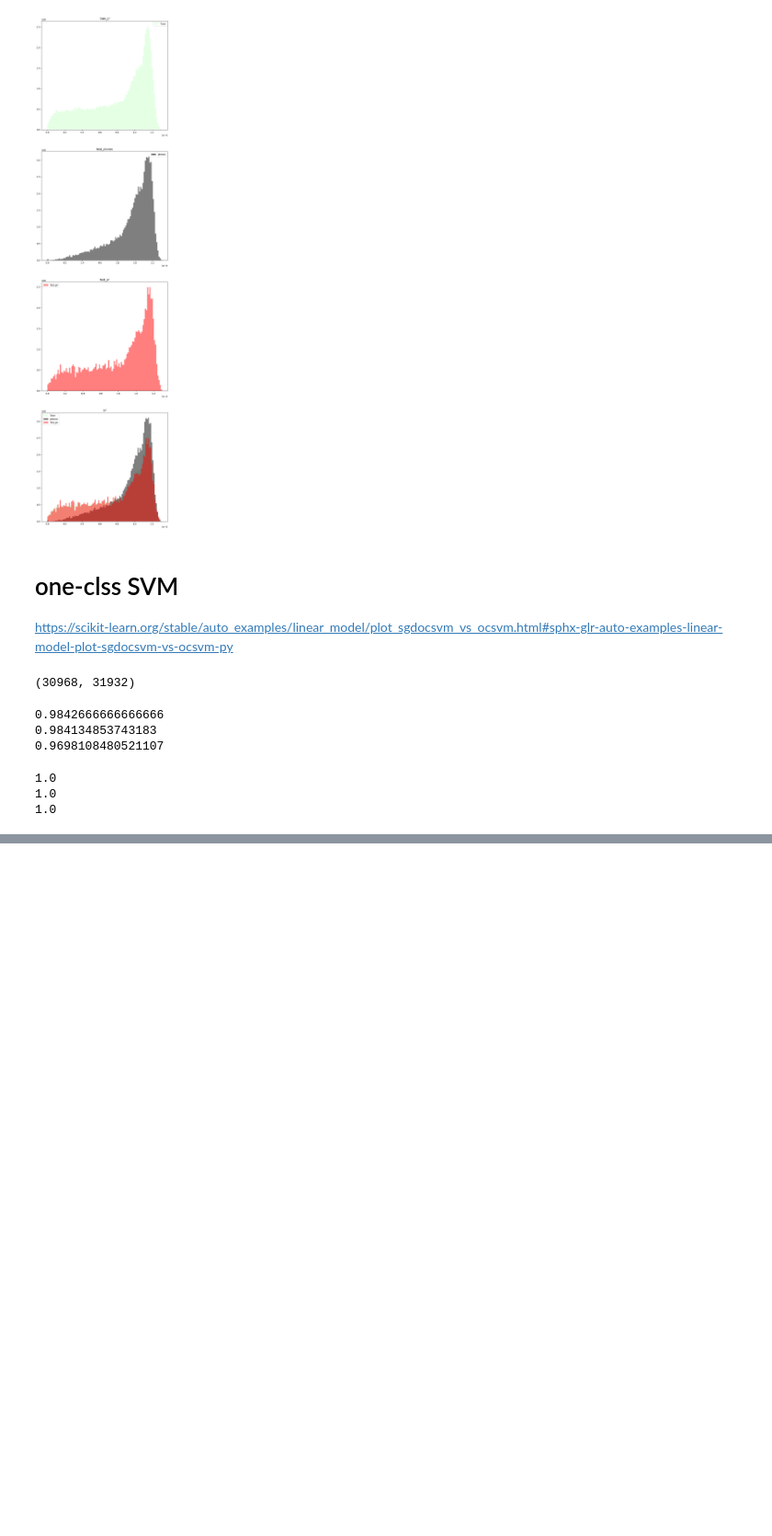
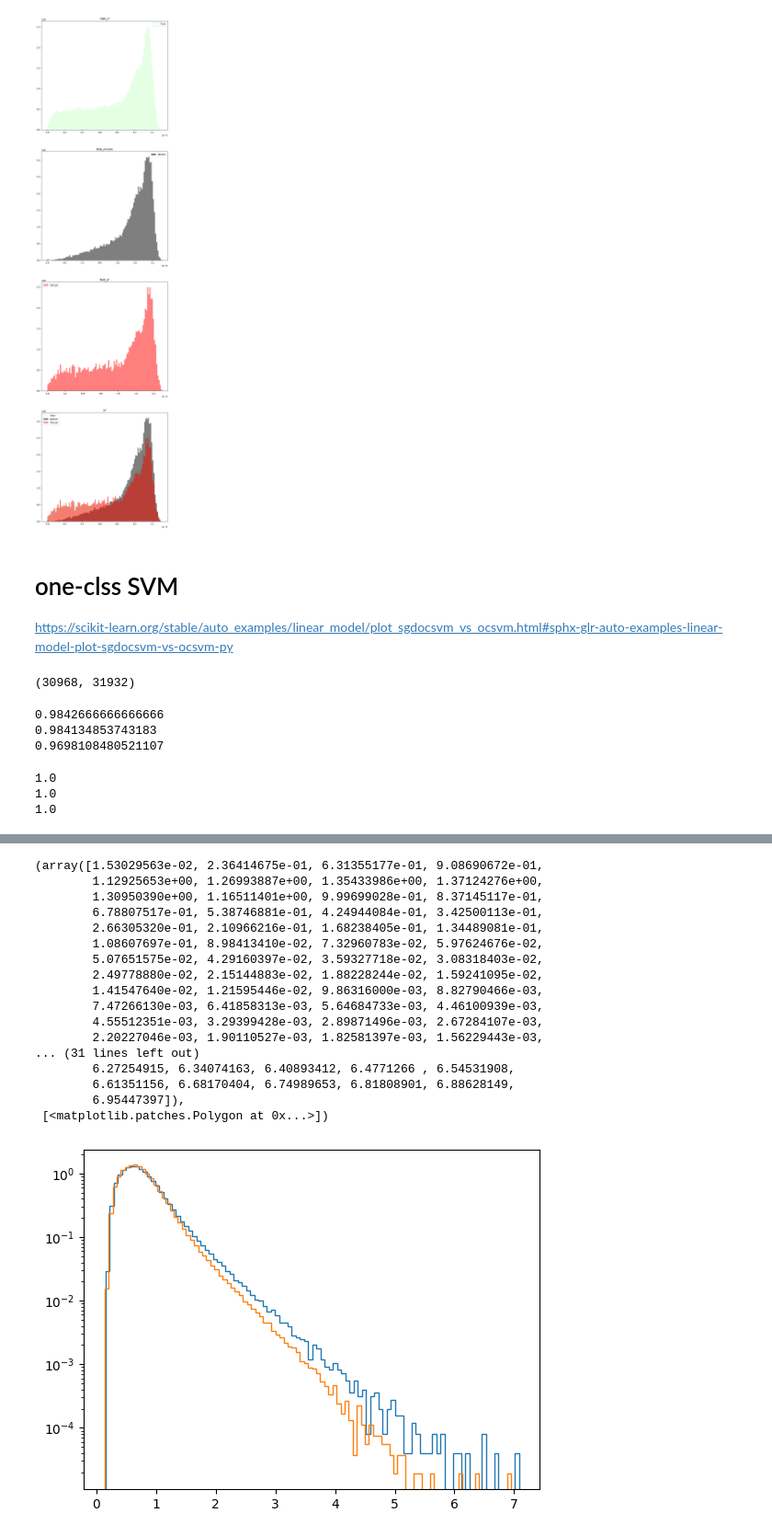
Before and after one commit to fitagdinov/Telescope_Array, a Jupyter notebook: phd_work/Notebooks/probablility_analys.ipynb, the cells around one changed output, grey strips where cells are left out. Shown at 92% size. Saved outputs shown, nothing was run; the diff lists cells and outputs as text; code cells hidden in the pictures; blank space fills up the shorter version.

```diff
--- a/phd_work/Notebooks/probablility_analys.ipynb
+++ b/phd_work/Notebooks/probablility_analys.ipynb
@@ -1189,0 +1297,22 @@ metric(y_pred_outliers_sgd)
+# %%
+plt.hist(select_dict_loss['photon'].mean(dim=1), bins=100, density=True,histtype='step', label ='photon', log =True)
+plt.hist(select_dict_loss['pr'].mean(dim=1) ,bins=100, density=True, histtype='step', label ='pr', log =True)
+# %% [output]
+(array([1.53029563e-02, 2.36414675e-01, 6.31355177e-01, 9.08690672e-01,
+        1.12925653e+00, 1.26993887e+00, 1.35433986e+00, 1.37124276e+00,
+        1.30950390e+00, 1.16511401e+00, 9.99699028e-01, 8.37145117e-01,
+        6.78807517e-01, 5.38746881e-01, 4.24944084e-01, 3.42500113e-01,
+        2.66305320e-01, 2.10966216e-01, 1.68238405e-01, 1.34489081e-01,
+        1.08607697e-01, 8.98413410e-02, 7.32960783e-02, 5.97624676e-02,
+        5.07651575e-02, 4.29160397e-02, 3.59327718e-02, 3.08318403e-02,
+        2.49778880e-02, 2.15144883e-02, 1.88228244e-02, 1.59241095e-02,
+        1.41547640e-02, 1.21595446e-02, 9.86316000e-03, 8.82790466e-03,
+        7.47266130e-03, 6.41858313e-03, 5.64684733e-03, 4.46100939e-03,
+        4.55512351e-03, 3.29399428e-03, 2.89871496e-03, 2.67284107e-03,
+        2.20227046e-03, 1.90110527e-03, 1.82581397e-03, 1.56229443e-03,
+... (31 lines left out)
+        6.27254915, 6.34074163, 6.40893412, 6.4771266 , 6.54531908,
+        6.61351156, 6.68170404, 6.74989653, 6.81808901, 6.88628149,
+        6.95447397]),
+ [<matplotlib.patches.Polygon at 0x...>])
+[figure, added]
```
Also changed, not shown: parts of 15 cells of this notebook, 7 other files.
